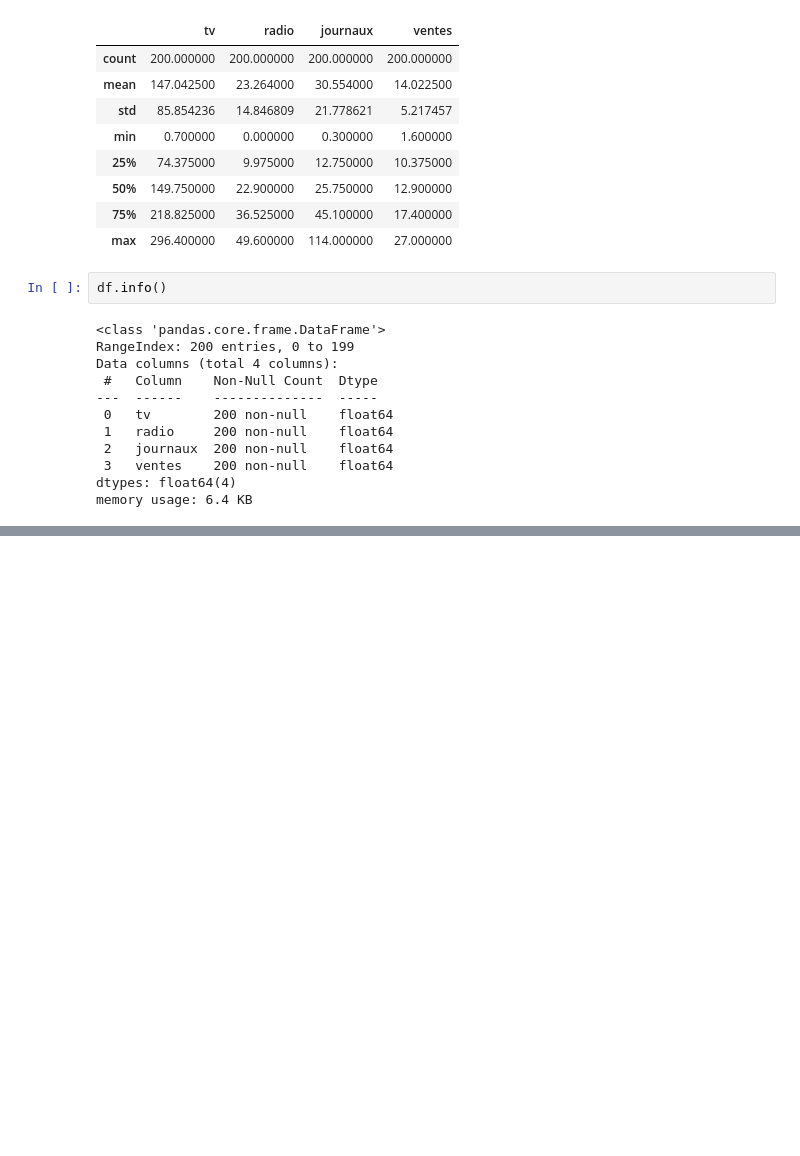
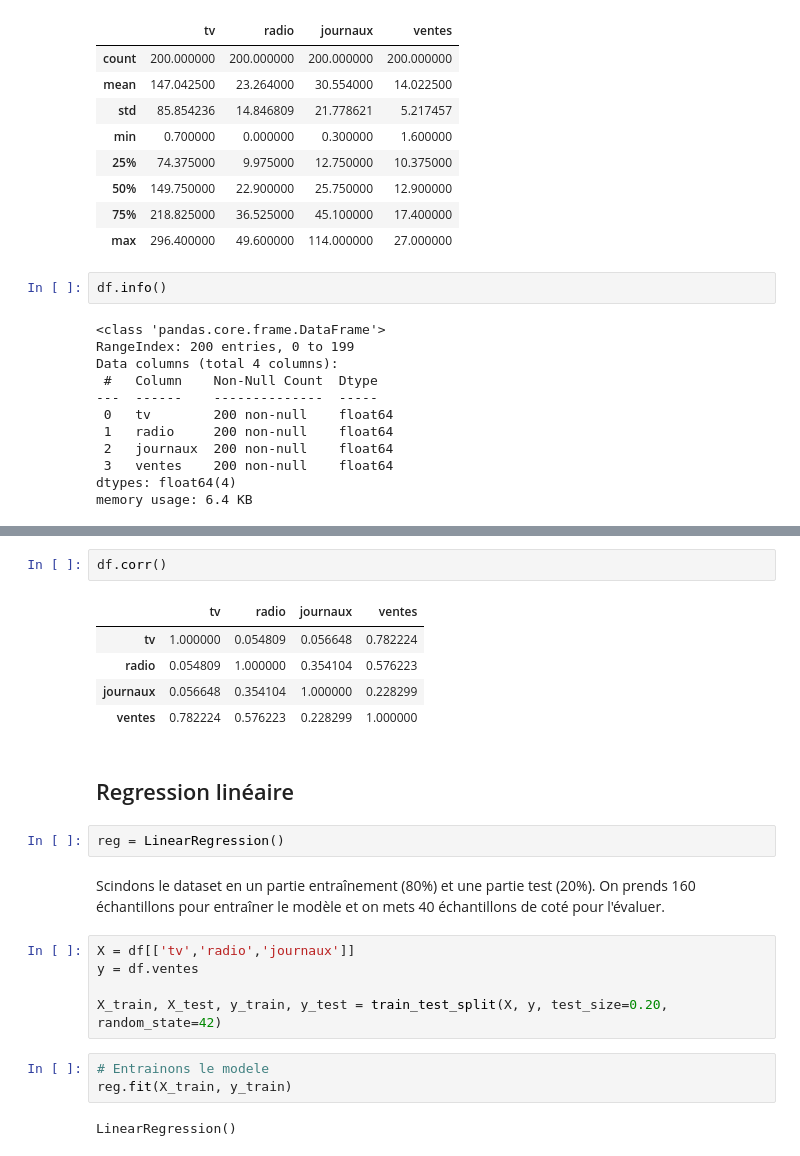
Before and after one commit to OpenClassrooms-Student-Center/8063076-Initiez-vous-au-Machine-Learning, a Jupyter notebook: notebooks/P2C2_principe_regression_lineaire.ipynb, the cells around one changed output, grey strips where cells are left out. Drawn from its saved outputs; the diff is of its cells as text; blank space fills up the shorter version.

```diff
--- a/notebooks/P2C2_principe_regression_lineaire.ipynb
+++ b/notebooks/P2C2_principe_regression_lineaire.ipynb
@@ -61,0 +105,24 @@ memory usage: 6.4 KB
+# %%
+df.corr()
+# %% [output]
+|  | tv | radio | journaux | ventes |
+| tv | 1.000000 | 0.054809 | 0.056648 | 0.782224 |
+| radio | 0.054809 | 1.000000 | 0.354104 | 0.576223 |
+| journaux | 0.056648 | 0.354104 | 1.000000 | 0.228299 |
+| ventes | 0.782224 | 0.576223 | 0.228299 | 1.000000 |
+# %% [markdown]
+## Regression linéaire
+# %%
+reg = LinearRegression()
+# %% [markdown]
+Scindons le dataset en un partie entraînement (80%) et une partie test (20%). On prends 160 échantillons pour entraîner le modèle et on mets 40 échantillons de coté pour l'évaluer.
+# %%
+X = df[['tv','radio','journaux']]
+y = df.ventes
+
+X_train, X_test, y_train, y_test = train_test_split(X, y, test_size=0.20, random_state=42)
+# %%
+# Entrainons le modele
+reg.fit(X_train, y_train)
+# %% [output]
+LinearRegression()
```
Also changed, not shown: parts of 22 cells of this notebook.
